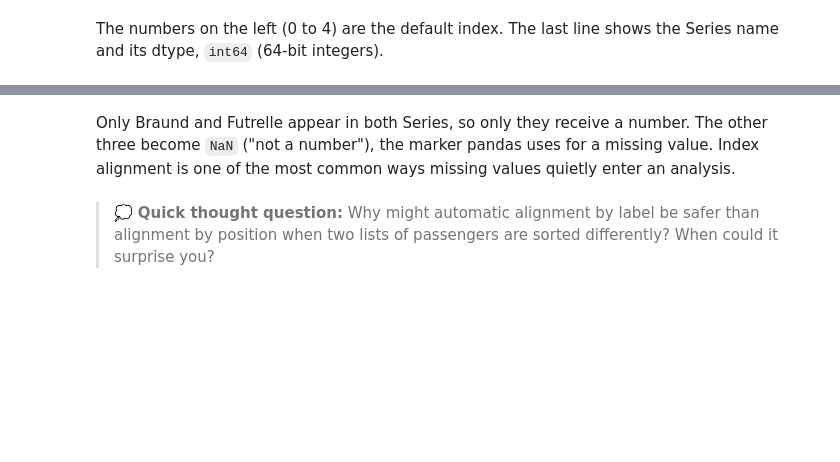
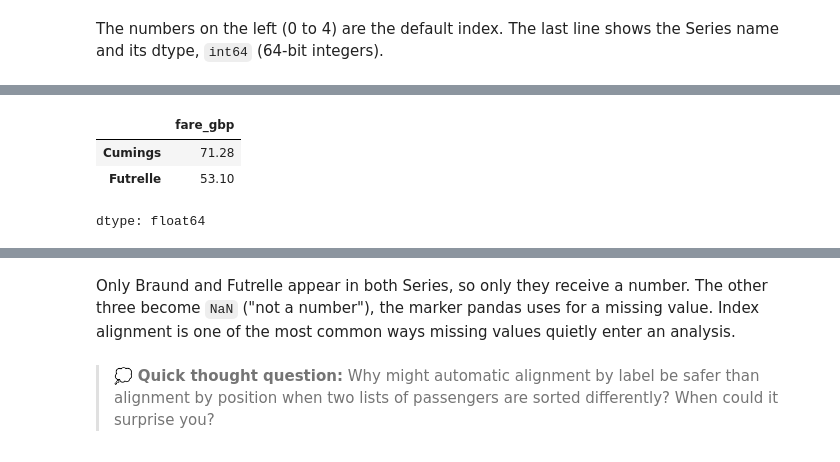
Before and after one commit to harshvardhaniimi/isa383-google-colab, a Jupyter notebook: 09_Pandas_Basic.ipynb, the cells around one changed output, grey strips where cells are left out. Drawn from its saved outputs; the diff is of its cells as text; code cells hidden in the pictures; blank space fills up the shorter version.

```diff
--- a/09_Pandas_Basic.ipynb
+++ b/09_Pandas_Basic.ipynb
@@ -223,3 +250,10 @@ Name: fare_gbp, dtype: bool
+# %%
+fares.loc[fares>fares.mean()]
+# %% [output]
+|  | fare_gbp |
+| Cumings | 71.28 |
+| Futrelle | 53.10 |
+dtype: float64
 # %%
 # pandas lines values up by LABEL, not by position.
 cabin_upgrades = pd.Series({"Futrelle": 10.0, "Braund": 2.0})
```
Also changed, not shown: parts of 19 cells of this notebook.
